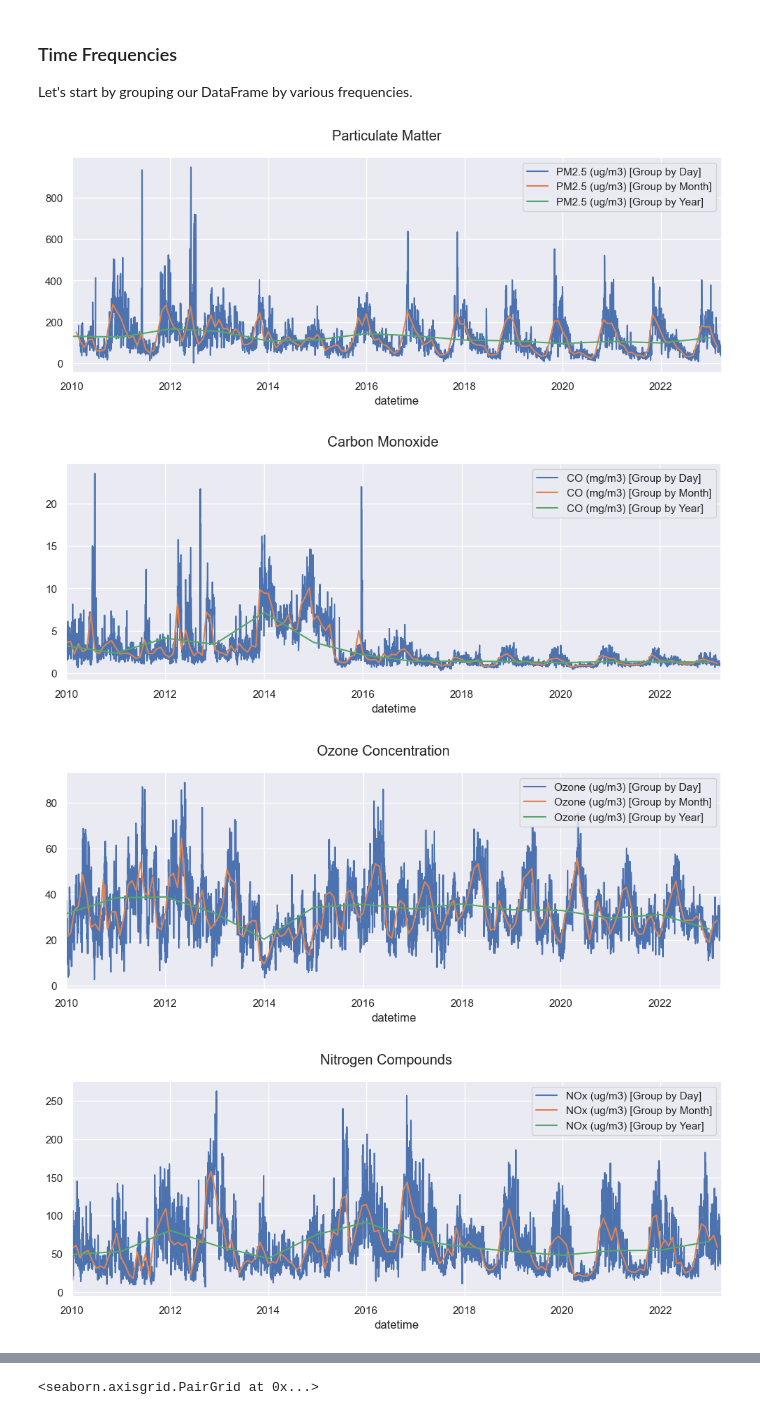
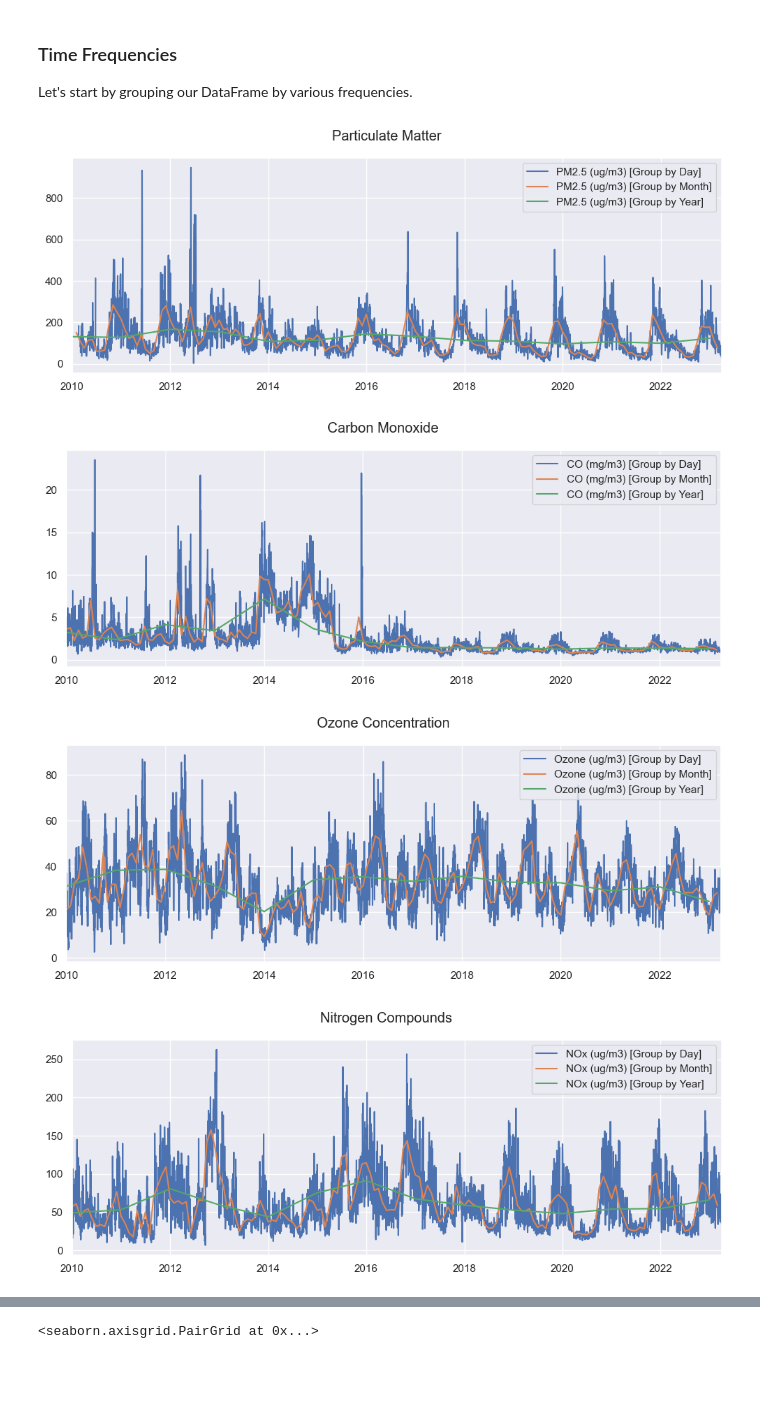
Before and after one commit to sotostzam/india-air-quality-analysis, a Jupyter notebook: main.ipynb, the cells around one changed output, grey strips where cells are left out. Cells and saved outputs as stored; diff of their text form; code cells hidden in the pictures; blank space fills up the shorter version.

```diff
--- a/main.ipynb
+++ b/main.ipynb
@@ -60,13 +87,13 @@ def combine_state_df(state_name):
     '''
 
     state_code = df_states[df_states['state'] == state_name]['file_name'].iloc[0][:2]
-    state_files = glob.glob(f'dataset/{state_code}*.csv')
+    state_files = glob.glob(f'{DATASET_SRC}/{state_code}*.csv')
     print(f'Combining a total of {len(state_files)} files...\n')
 
     combined_df = []
 
     for state_file in state_files:
-        file_name = state_file.split('dataset\\')[1][0:-4]
+        file_name = state_file.split(f'{DATASET_SRC}\\')[1][0:-4]
         file_df = pd.read_csv(state_file)
         file_df['city'] = df_states[df_states['file_name'] == file_name]['city'].values[0]
         file_df['city'] = file_df['city'].astype('string')
@@ -198,14 +221,14 @@ reduction_groups = {
     "WS (m/s)":          ["WS ()"]
 }
 # %%
-def reduce_columns(dataframe, columns):
+def merge_columns(dataframe, columns):
     '''
     Merges column records into a single column.
 
     Parameters
     ----------
-        dataframe (DataFrame):     The DataFrame to edit
-        column (str):              The name of the column to merge records into
+        dataframe (DataFrame): The DataFrame to edit
+        column (str): The name of the column to merge records into
         cols_to_merge (list[str]): A list of column names to retrieve records
     '''
 
@@ -221,7 +244,7 @@ def reduce_columns(dataframe, columns):
 
     return dataframe
 # %%
-df = reduce_columns(df, reduction_groups)
+df = merge_columns(df, reduction_groups)
 # %% [markdown]
 ### Missing Values
 
@@ -388,7 +411,7 @@ slice_groups = {
     'Group by Year':  df.groupby(pd.Grouper(freq='1Y')).mean(numeric_only=True)
 }
 # %%
-def plot_metrics(features, slice_groups):
+def plot_features_by_group(features, slice_groups):
     for feature in features:
         fig, ax = plt.subplots(1, 1, figsize=(12, 4))
         fig.suptitle(feature)
@@ -406,16 +429,17 @@ def plot_metrics(features, slice_groups):
             for column in data_slice.columns:
                 labels.append(f'{column} [{group}]')
 
+        ax.set(xlabel=None)
         ax.legend(labels)
         plt.plot()
 # %%
 features_to_plot = ['Particulate Matter', 'Carbon Monoxide', 'Ozone Concentration', 'Nitrogen Compounds']
-plot_metrics(features_to_plot, slice_groups)
+plot_features_by_group(features_to_plot, slice_groups)
 # %% [output]
-[figure, old version]
+[figure, new version]
-[figure, old version]
+[figure, new version]
-[figure, old version]
+[figure, new version]
-[figure, old version]
+[figure, new version]
 # %% [markdown]
 ### Year Slices
 
```
Also changed, not shown: parts of 100 cells of this notebook.
